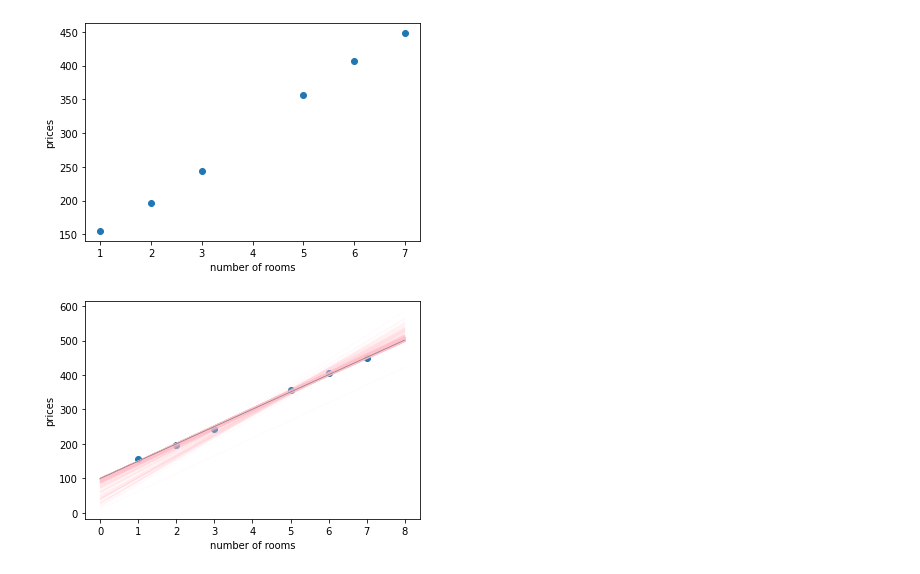
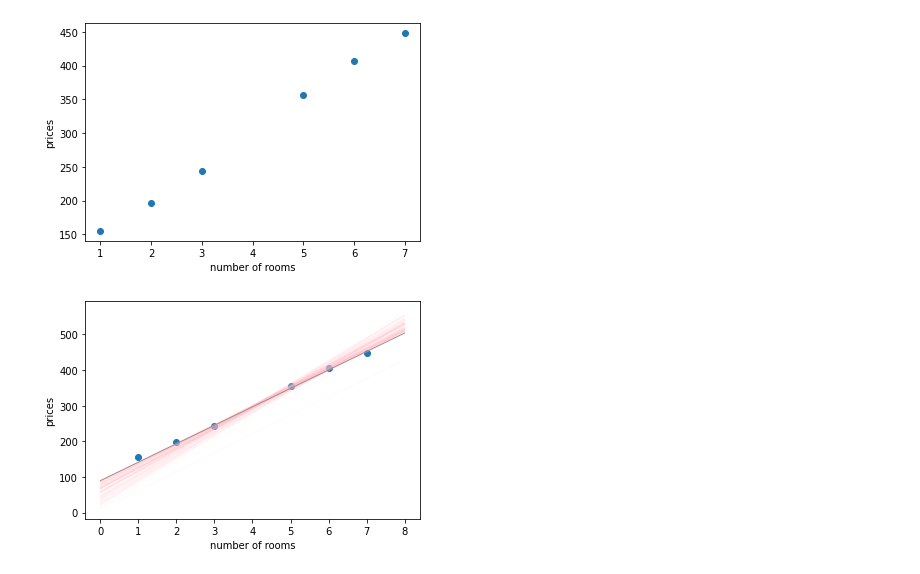
Before and after one commit to knightpp/machine-learning, a Jupyter notebook: chapter3/chapter3.ipynb, the cells around one changed output. Cells and saved outputs as stored; diff of their text form; code cells hidden in the pictures.

```diff
--- a/chapter3/chapter3.ipynb
+++ b/chapter3/chapter3.ipynb
@@ -13,9 +13,9 @@ utils.plot_points(features, labels)
 # %% [output]
 [figure]
 # %%
-model = linear.regression(features, labels, epochs=10_000)
+model = linear.regression(features, labels, epochs=1_000)
 # %% [output]
-[figure, old version]
+[figure, new version]
 # %%
 print(f"absolute error      = {model.absolute_error(features, labels)}")
 print(f"square error        = {model.square_error(features, labels)}")
```
Also changed, not shown: parts of 4 cells of this notebook, 1 other file.
